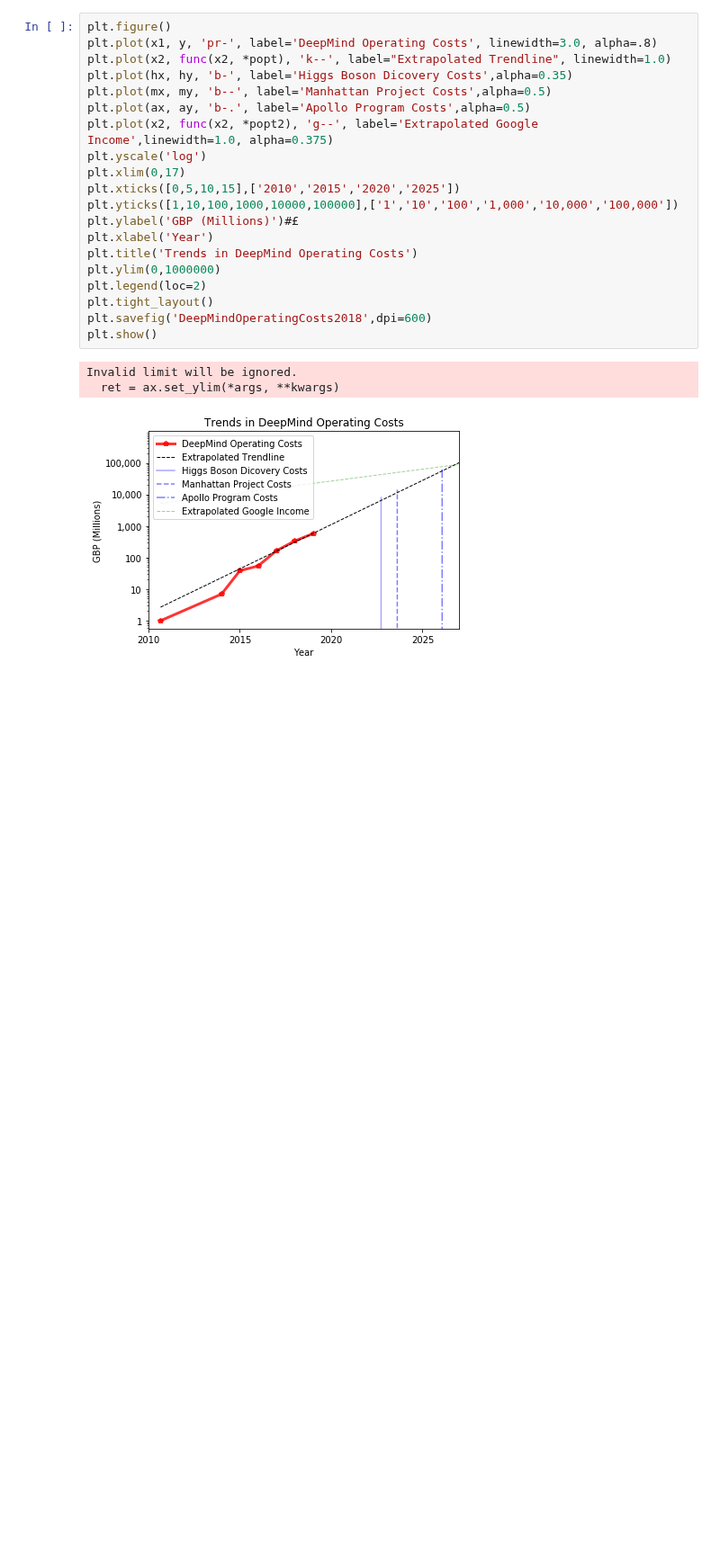
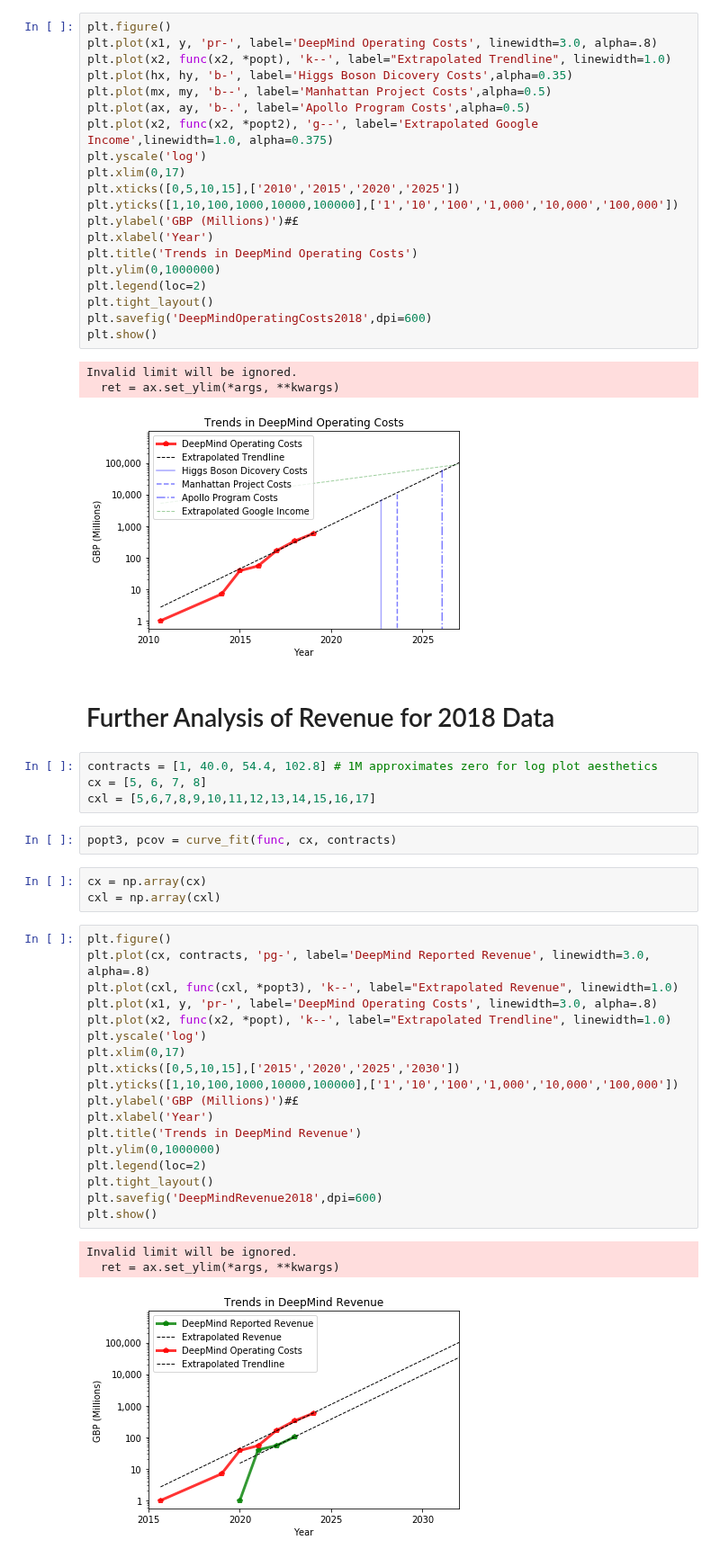
Before and after one commit to rossgritz/research, a Jupyter notebook: DeepMind_operating_costs.ipynb, the cells around one changed output. Shown at 90% size. Saved outputs shown, nothing was run; the diff lists cells and outputs as text; blank space fills up the shorter version.

Commit message:
2018 analysis & revenue update

```diff
--- a/DeepMind_operating_costs.ipynb
+++ b/DeepMind_operating_costs.ipynb
@@ -82,3 +84,36 @@ plt.show()
 Invalid limit will be ignored.
   ret = ax.set_ylim(*args, **kwargs)
 [figure]
+# %% [markdown]
+# Further Analysis of Revenue for 2018 Data
+# %%
+contracts = [1, 40.0, 54.4, 102.8] # 1M approximates zero for log plot aesthetics
+cx = [5, 6, 7, 8]
+cxl = [5,6,7,8,9,10,11,12,13,14,15,16,17]
+# %%
+popt3, pcov = curve_fit(func, cx, contracts)
+# %%
+cx = np.array(cx)
+cxl = np.array(cxl)
+# %%
+plt.figure()
+plt.plot(cx, contracts, 'pg-', label='DeepMind Reported Revenue', linewidth=3.0, alpha=.8)
+plt.plot(cxl, func(cxl, *popt3), 'k--', label="Extrapolated Revenue", linewidth=1.0)
+plt.plot(x1, y, 'pr-', label='DeepMind Operating Costs', linewidth=3.0, alpha=.8)
+plt.plot(x2, func(x2, *popt), 'k--', label="Extrapolated Trendline", linewidth=1.0)
+plt.yscale('log')
+plt.xlim(0,17)
+plt.xticks([0,5,10,15],['2015','2020','2025','2030'])
+plt.yticks([1,10,100,1000,10000,100000],['1','10','100','1,000','10,000','100,000'])
+plt.ylabel('GBP (Millions)')#£
+plt.xlabel('Year')
+plt.title('Trends in DeepMind Revenue')
+plt.ylim(0,1000000)
+plt.legend(loc=2)
+plt.tight_layout()
+plt.savefig('DeepMindRevenue2018',dpi=600)
+plt.show()
+# %% [output]
+Invalid limit will be ignored.
+  ret = ax.set_ylim(*args, **kwargs)
+[figure, added]
```
Also changed, not shown: parts of 2 cells of this notebook.
